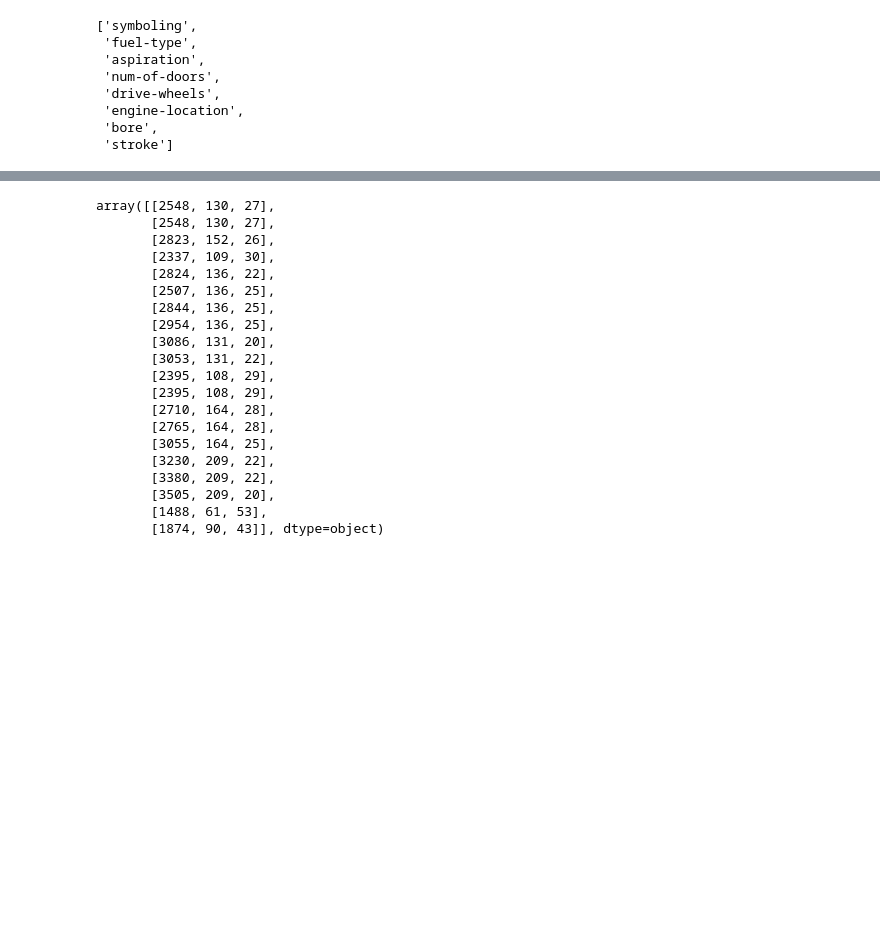
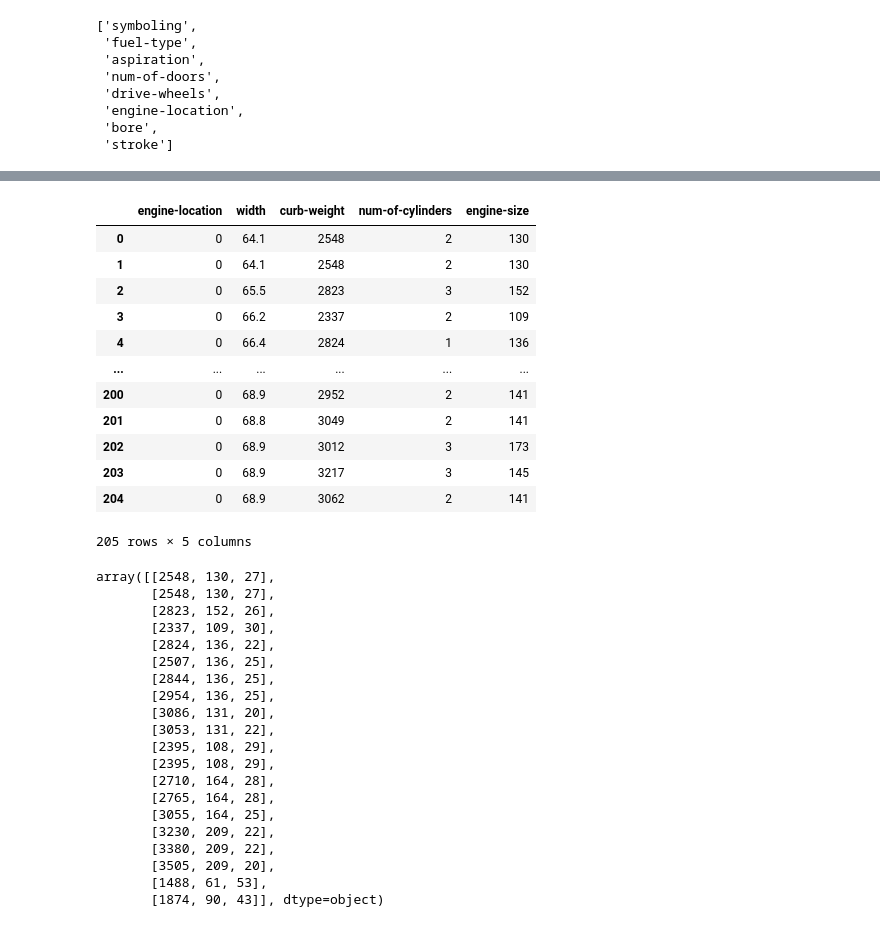
Before and after one commit to Yuliia-03/dsml_Bohak, a Jupyter notebook: lab3/lab3.ipynb, the cells around one changed output, grey strips where cells are left out. Drawn from its saved outputs; the diff is of its cells as text; code cells hidden in the pictures; blank space fills up the shorter version.

```diff
--- a/lab3/lab3.ipynb
+++ b/lab3/lab3.ipynb
@@ -373,3 +471,24 @@ deleted_features
+# %%
+selectKbest = SelectKBest(k=5, score_func=f_classif)
+selectKbest.fit(data_without_price, transformed_data["price"])
+kBest_data = selectKbest.transform(data_without_price)
+selected_features = selectKbest.get_feature_names_out(
+    transformed_data.columns[:len(transformed_data.columns) - 1])
+display(pd.DataFrame(kBest_data, columns=selected_features))
+# %% [output]
+|  | engine-location | width | curb-weight | num-of-cylinders | engine-size |
+| 0 | 0 | 64.1 | 2548 | 2 | 130 |
+| 1 | 0 | 64.1 | 2548 | 2 | 130 |
+| 2 | 0 | 65.5 | 2823 | 3 | 152 |
+| 3 | 0 | 66.2 | 2337 | 2 | 109 |
+| 4 | 0 | 66.4 | 2824 | 1 | 136 |
+| ... | ... | ... | ... | ... | ... |
+| 200 | 0 | 68.9 | 2952 | 2 | 141 |
+| 201 | 0 | 68.8 | 3049 | 2 | 141 |
+| 202 | 0 | 68.9 | 3012 | 3 | 173 |
+| 203 | 0 | 68.9 | 3217 | 3 | 145 |
+| 204 | 0 | 68.9 | 3062 | 2 | 141 |
+205 rows × 5 columns
 # %%
 tree_classifier = RandomForestRegressor(n_estimators=100)
 tree_classifier.fit(data_without_price, transformed_data["price"])
```
Also changed, not shown: parts of 8 cells of this notebook, 1 other file.
